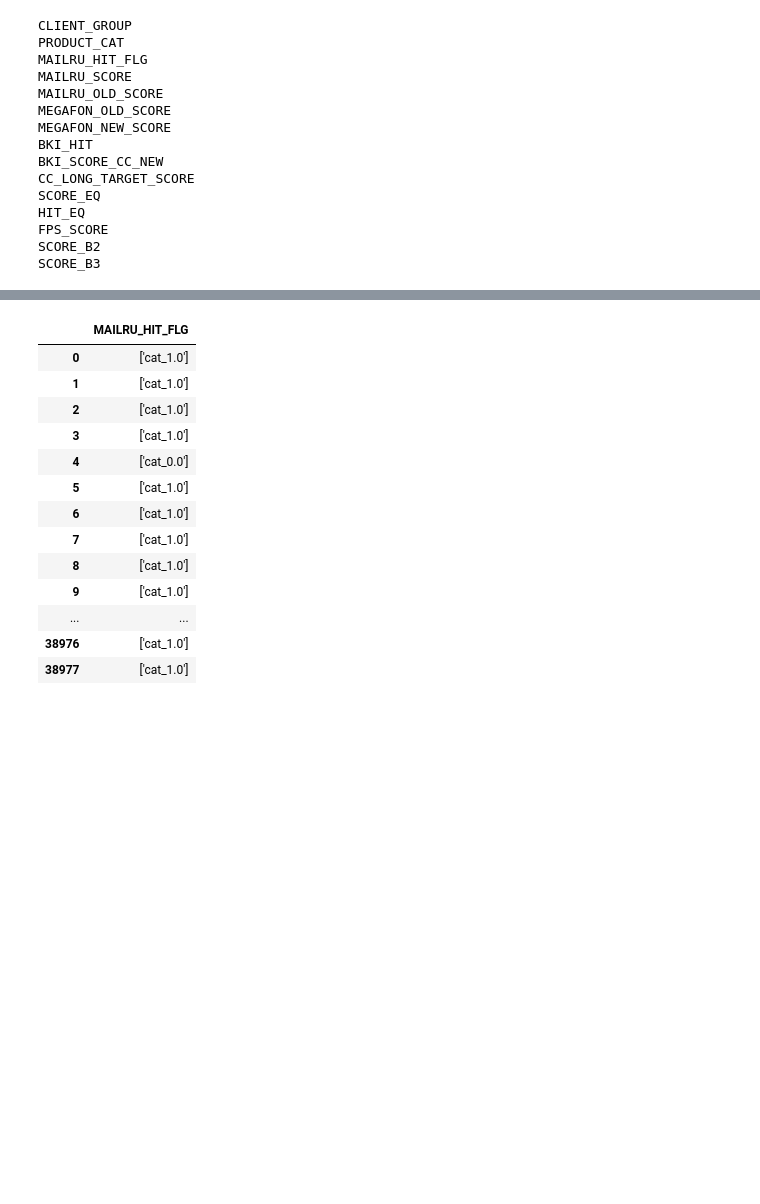
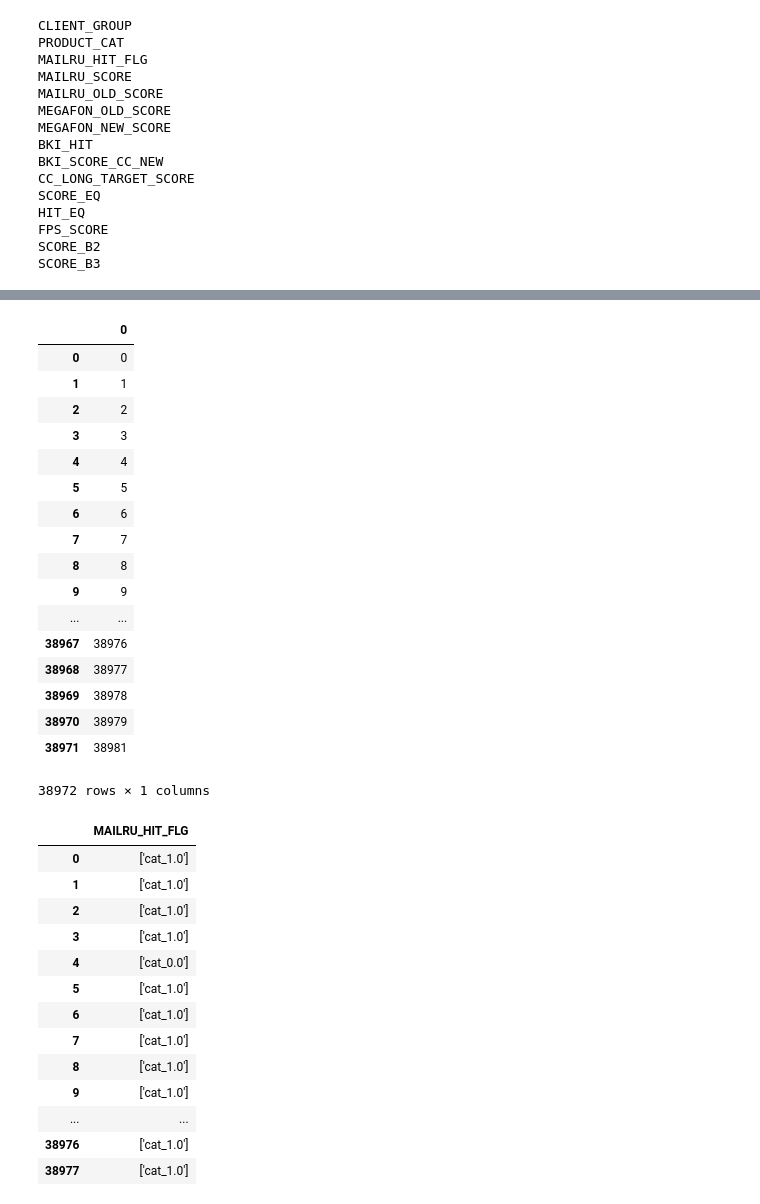
Before and after one commit to mikhail-sysoew/scoring_automation, a Jupyter notebook: logit_class.ipynb, the cells around one changed output, grey strips where cells are left out. Cells and saved outputs as stored; diff of their text form; code cells hidden in the pictures; blank space fills up the shorter version.

```diff
--- a/logit_class.ipynb
+++ b/logit_class.ipynb
@@ -263,8 +321,9 @@ y_test = df_test["BAD_12_FLAG90"][df_test['BAD_12_FLAG90'].notnull()]
 # %%
-x = pd.read_csv('C:\\kaggle\\cc_universal_sample.txt',sep=';',index_col=False)
+x = pd.read_csv('C:\\users\\user\\cc_universal_sample.txt',sep=';',index_col=False)
 x.reset_index()
 x = x[x['FLG_90_6'].notnull()]
+x.reset_index()
 y = x['FLG_90_6']
 x = x.drop(['FLG_90_6','FLG_90_12','FLG_90_18','APPLICATION_ID','APPLICATION_DATE'],axis=1)
 # %%
-score1 = Scorecard(x,y,max_bins = 8, minimum_leaf=0.001)
+score1 = Scorecard(x,y,max_bins = 8, minimum_leaf=0.001, corr_threshold=0.8)
@@ -332,0 +354,10 @@ score1.binning(column_name = 'MAILRU_SCORE', mode_forward='binning', mode_output
+# %%
+x_one_hot = pd.DataFrame(score1.x.index.values)
+x_one_hot_old = pd.DataFrame(x_one_hot)
+print('x_one_hot: ',len(x_one_hot))
+for c in score1.x.columns:
+    x_b = pd.DataFrame(score1.binning(mode_forward='forward',mode_output='one-hot',column_name=c))
+    print(c)
+    print('x_b: ', len(x_b))
+    x_one_hot = pd.merge(x_one_hot,x_b ,left_index=True,right_index=True)
+    print('x_one_hot: ',len(x_one_hot))
@@ -333,3 +382,24 @@ score1.binning(column_name = 'MAILRU_SCORE', mode_forward='binning', mode_output
+# %%
+x_one_hot_old
+# %% [output]
+|  | 0 |
+| 0 | 0 |
+| 1 | 1 |
+| 2 | 2 |
+| 3 | 3 |
+| 4 | 4 |
+| 5 | 5 |
+| 6 | 6 |
+| 7 | 7 |
+| 8 | 8 |
+| 9 | 9 |
+| ... | ... |
+| 38967 | 38976 |
+| 38968 | 38977 |
+| 38969 | 38978 |
+| 38970 | 38979 |
+| 38971 | 38981 |
+38972 rows × 1 columns
 # %%
 pd.DataFrame(score1.binning(column_name = 'MAILRU_HIT_FLG', mode_forward='forward', mode_output='normal'))
 # %% [output]
```
Also changed, not shown: parts of 8 cells of this notebook, 1 other file.
